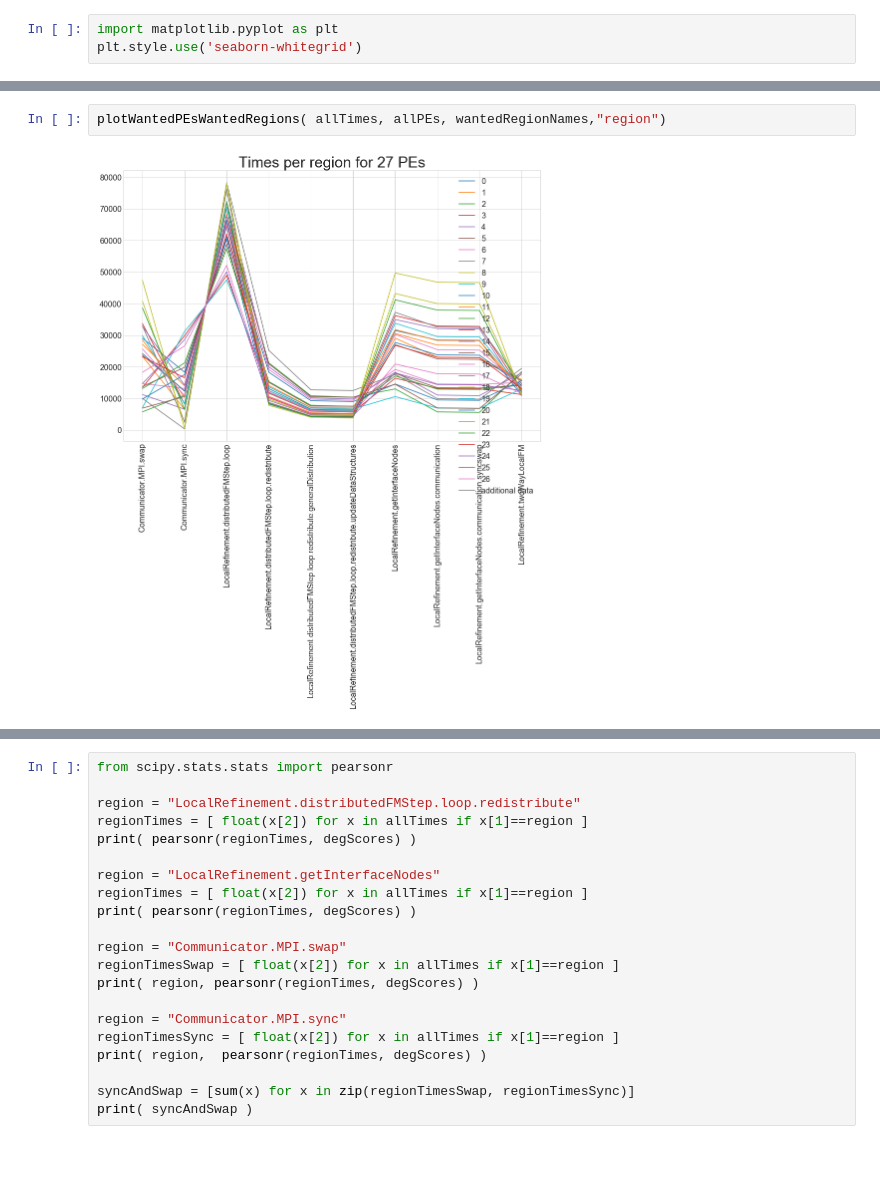
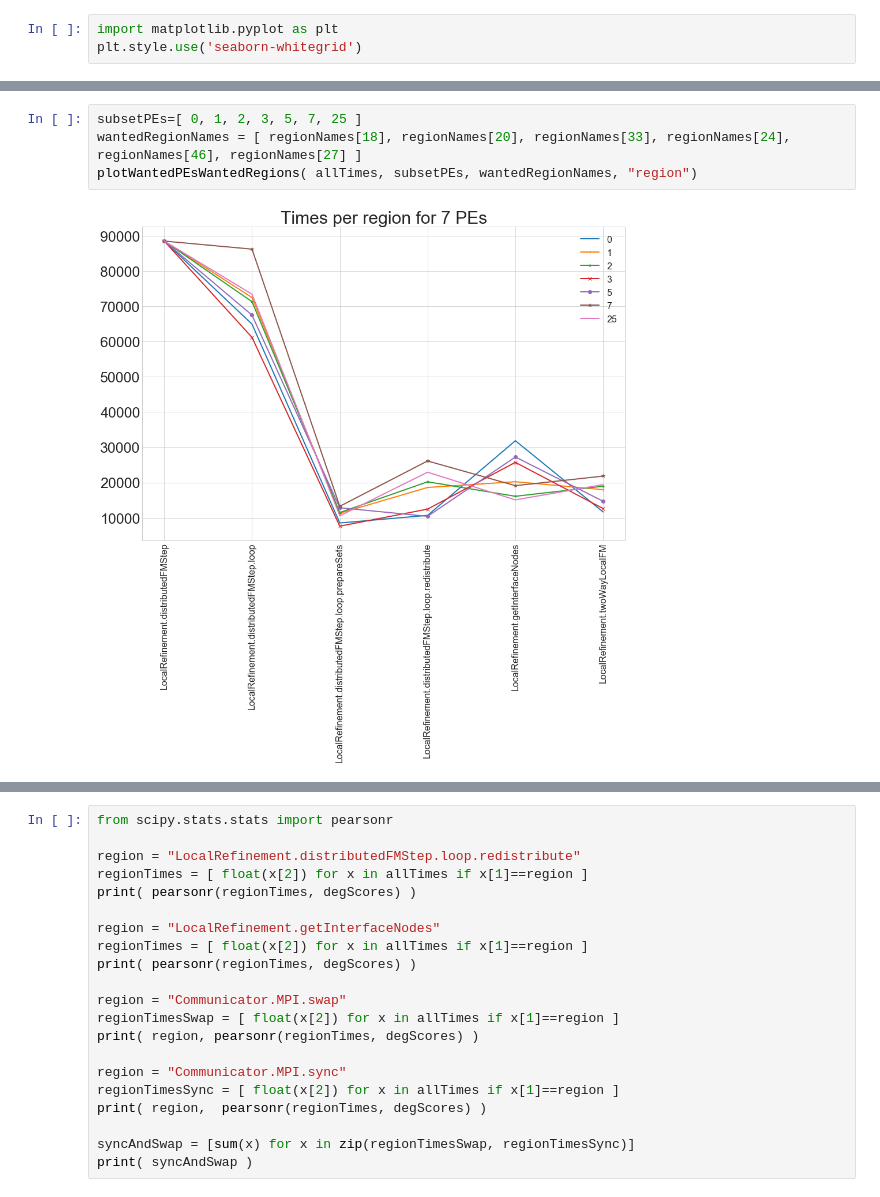
Before and after one commit to hu-macsy/geographer, a Jupyter notebook: tools/Visualize_scai_tracing.ipynb, the cells around one changed output, grey strips where cells are left out. Cells and saved outputs as stored; diff of their text form; blank space fills up the shorter version.

```diff
--- a/tools/Visualize_scai_tracing.ipynb
+++ b/tools/Visualize_scai_tracing.ipynb
@@ -262,5 +263,7 @@ plt.show()
-# %%
-plotWantedPEsWantedRegions( allTimes, allPEs, wantedRegionNames,"region")
-# %% [output]
-[figure, removed]
+# %%
+subsetPEs=[ 0, 1, 2, 3, 5, 7, 25 ]
+wantedRegionNames = [ regionNames[18], regionNames[20], regionNames[33], regionNames[24], regionNames[46], regionNames[27] ]
+plotWantedPEsWantedRegions( allTimes, subsetPEs, wantedRegionNames, "region")
+# %% [output]
+[figure, added]
 # %%
```
Also changed, not shown: parts of 6 cells of this notebook, 2 other files.
